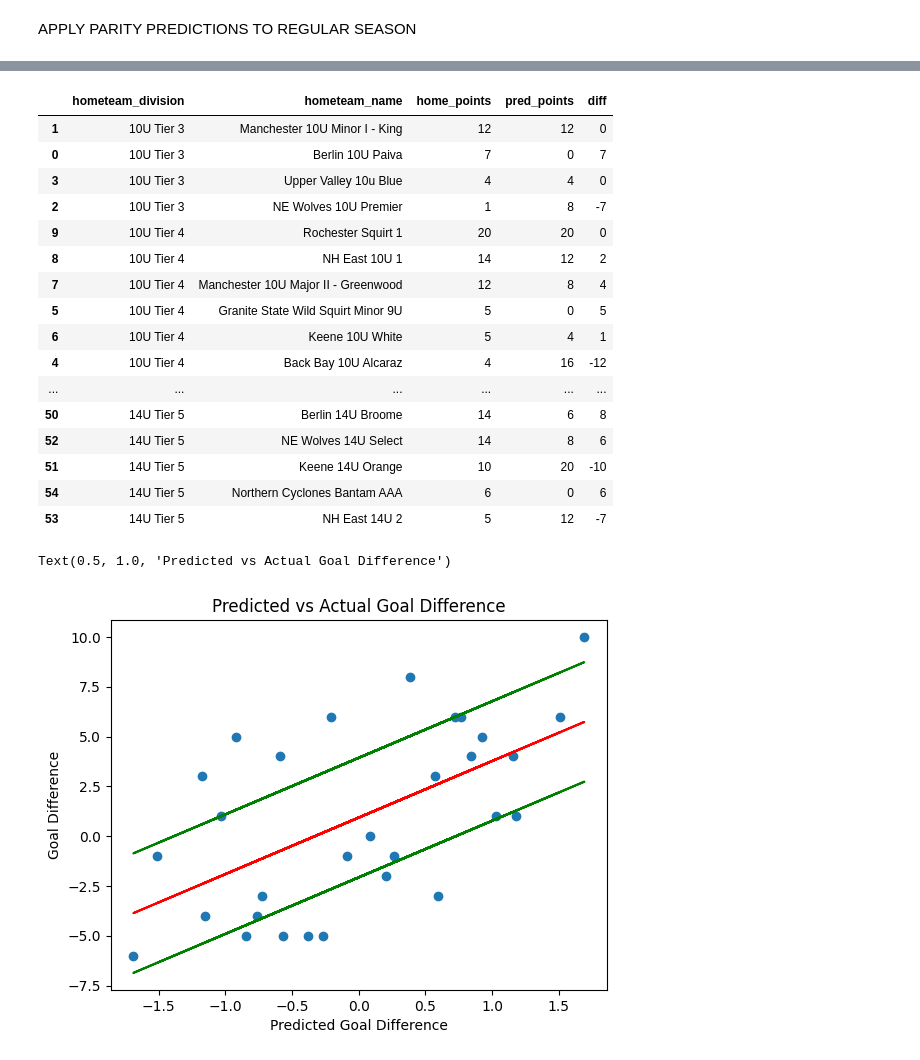
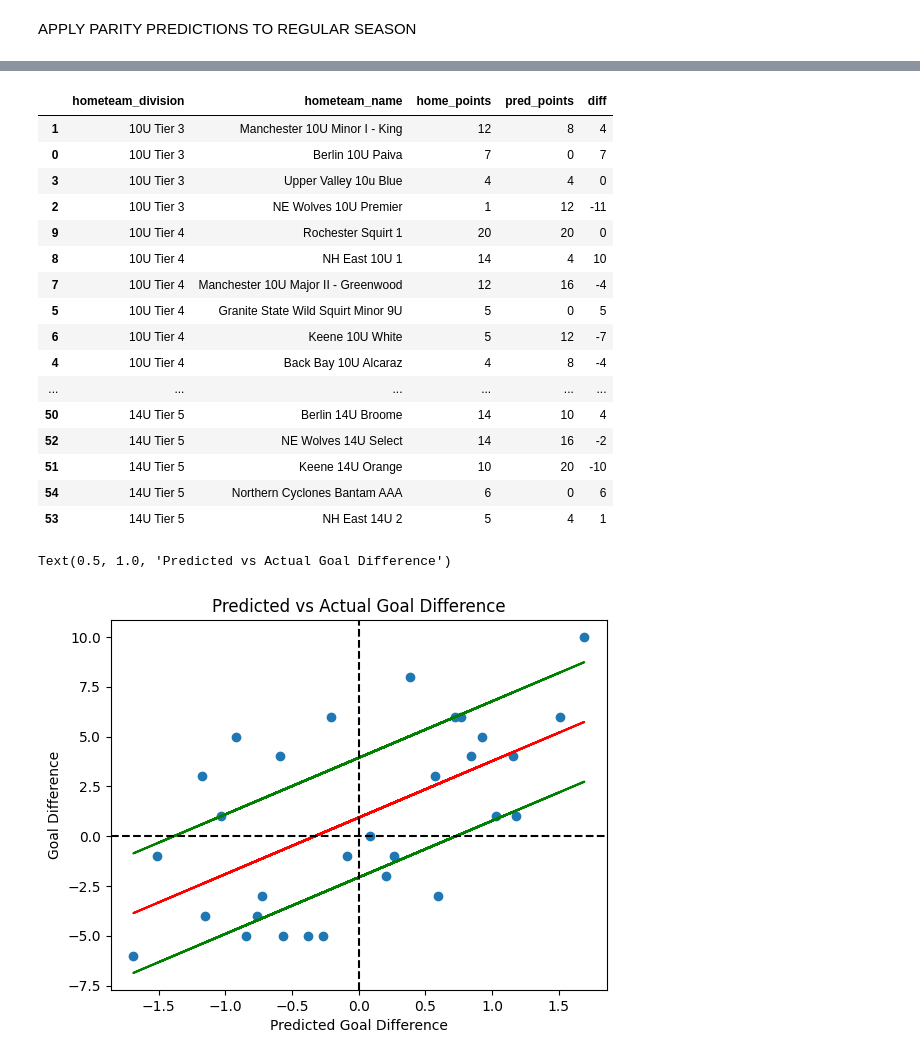
Before and after one commit to BFiveAlive/youth-hockey, a Jupyter notebook: parity.ipynb, the cells around one changed output, grey strips where cells are left out. Cells and saved outputs as stored; diff of their text form; code cells hidden in the pictures.

```diff
--- a/parity.ipynb
+++ b/parity.ipynb
@@ -91,7 +91,7 @@ glm_forumula = (''' homegoals ~ hometeam_name + visitorteam_name ''')
 y, X = dmatrices(glm_forumula, data=df_parity, return_type='dataframe')
 
 
-glm_P = PoissonRegressor( alpha=0, solver='lbfgs', max_iter=10000, verbose=0, tol=0.05)
+glm_P = PoissonRegressor( alpha=0, solver='lbfgs', max_iter=10000, verbose=0, tol=0.001)
 glm_P.fit(X, y['homegoals'])
 
 pred = pd.DataFrame(glm_P.predict(X), columns=['pred_home'])
@@ -212,35 +212,37 @@ out_filter = out_filter.sort_values(by=['hometeam_division', 'home_points'], asc
 out_filter
 # %% [output]
 |  | hometeam_division | hometeam_name | home_points | pred_points | diff |
-| 1 | 10U Tier 3 | Manchester 10U Minor I - King | 12 | 12 | 0 |
+| 1 | 10U Tier 3 | Manchester 10U Minor I - King | 12 | 8 | 4 |
 | 0 | 10U Tier 3 | Berlin 10U Paiva | 7 | 0 | 7 |
 | 3 | 10U Tier 3 | Upper Valley 10u Blue | 4 | 4 | 0 |
-| 2 | 10U Tier 3 | NE Wolves 10U Premier | 1 | 8 | -7 |
+| 2 | 10U Tier 3 | NE Wolves 10U Premier | 1 | 12 | -11 |
 | 9 | 10U Tier 4 | Rochester Squirt 1 | 20 | 20 | 0 |
-| 8 | 10U Tier 4 | NH East 10U 1 | 14 | 12 | 2 |
-| 7 | 10U Tier 4 | Manchester 10U Major II - Greenwood | 12 | 8 | 4 |
+| 8 | 10U Tier 4 | NH East 10U 1 | 14 | 4 | 10 |
+| 7 | 10U Tier 4 | Manchester 10U Major II - Greenwood | 12 | 16 | -4 |
 | 5 | 10U Tier 4 | Granite State Wild Squirt Minor 9U | 5 | 0 | 5 |
-| 6 | 10U Tier 4 | Keene 10U White | 5 | 4 | 1 |
-| 4 | 10U Tier 4 | Back Bay 10U Alcaraz | 4 | 16 | -12 |
+| 6 | 10U Tier 4 | Keene 10U White | 5 | 12 | -7 |
+| 4 | 10U Tier 4 | Back Bay 10U Alcaraz | 4 | 8 | -4 |
 | ... | ... | ... | ... | ... | ... |
-| 50 | 14U Tier 5 | Berlin 14U Broome | 14 | 6 | 8 |
-| 52 | 14U Tier 5 | NE Wolves 14U Select | 14 | 8 | 6 |
+| 50 | 14U Tier 5 | Berlin 14U Broome | 14 | 10 | 4 |
+| 52 | 14U Tier 5 | NE Wolves 14U Select | 14 | 16 | -2 |
 | 51 | 14U Tier 5 | Keene 14U Orange | 10 | 20 | -10 |
 | 54 | 14U Tier 5 | Northern Cyclones Bantam AAA | 6 | 0 | 6 |
-| 53 | 14U Tier 5 | NH East 14U 2 | 5 | 12 | -7 |
+| 53 | 14U Tier 5 | NH East 14U 2 | 5 | 4 | 1 |
 # %%
 out_filter = out_full_s[(out_full_s['hometeam_division']=='10U Tier 4')]
 out_chart = out_filter[(out_full_s['keep'] == '1')]
 slope, intercept, rvalue, pvalue, stderr = stats.linregress(out_chart['pred_diff'], out_chart['goal_diff'])
 
 fig1, ax1 = plt.subplots()
 ax1.scatter(out_chart['pred_diff'], out_chart['goal_diff'])
 ax1.plot(out_chart['pred_diff'], intercept + slope*out_chart['pred_diff'], 'r')
 ax1.plot(out_chart['pred_diff'], intercept+3 + slope*out_chart['pred_diff'], 'g')
 ax1.plot(out_chart['pred_diff'], intercept-3 + slope*out_chart['pred_diff'], 'g')
+ax1.axvline(x=0, color='black', linestyle='--')
+ax1.axhline(y=0, color='black', linestyle='--')
 ax1.set_xlabel('Predicted Goal Difference')
 ax1.set_ylabel('Goal Difference')
 ax1.set_title('Predicted vs Actual Goal Difference')
 # %% [output]
 Text(0.5, 1.0, 'Predicted vs Actual Goal Difference')
-[figure, old version]
+[figure, new version]
```
Also changed, not shown: parts of 4 cells of this notebook, 1 other file.
